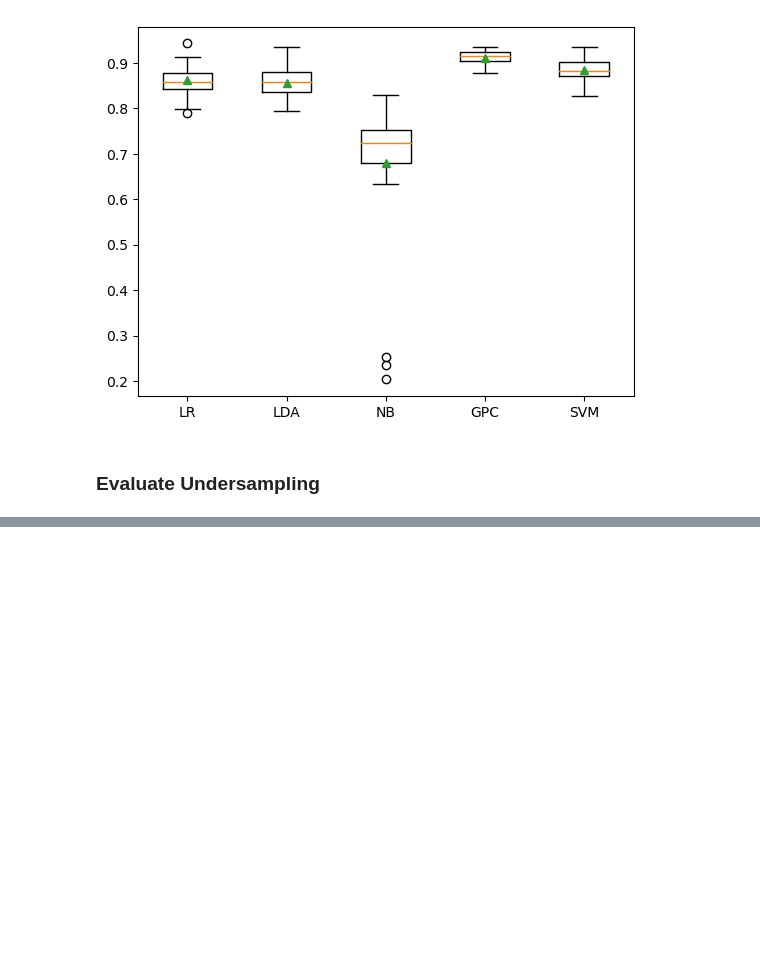
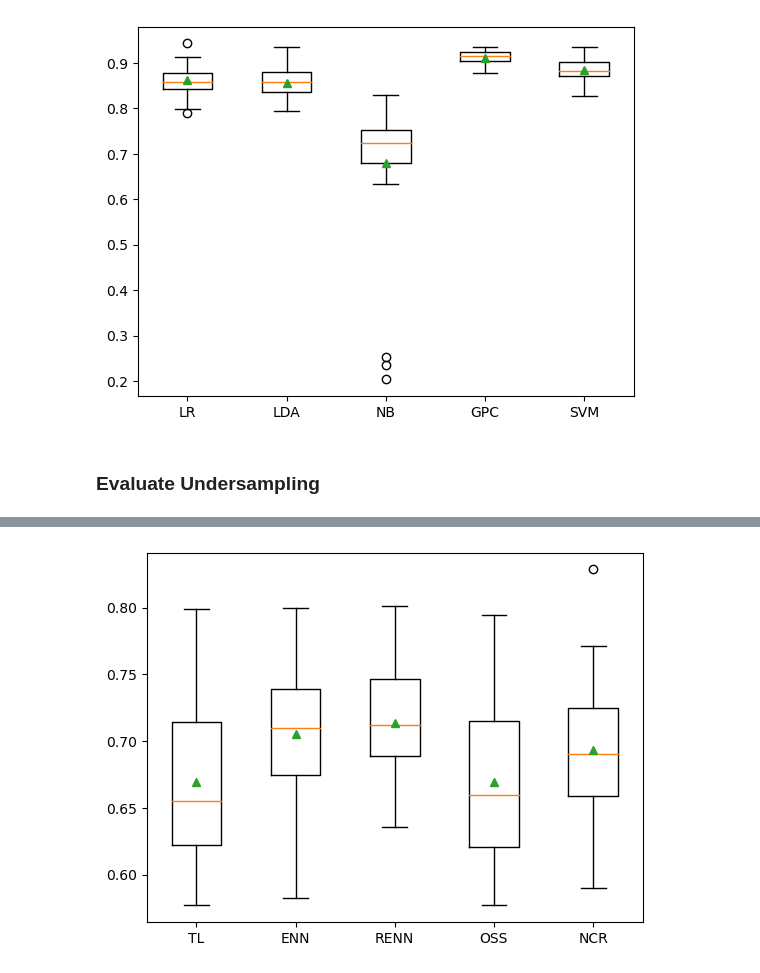
Before and after one commit to MaukanMir/Imbalanced-Classification-Project, a Jupyter notebook: german-credit-classifier.ipynb, the cells around one changed output, grey strips where cells are left out. Drawn from its saved outputs; the diff is of its cells as text; code cells hidden in the pictures; blank space fills up the shorter version.

```diff
--- a/german-credit-classifier.ipynb
+++ b/german-credit-classifier.ipynb
@@ -212,3 +212,93 @@ pyplot.show()
 [figure]
 # %% [markdown]
 ### Evaluate Undersampling
+# %%
+# evaluate undersampling with logistic regression on the imbalanced german credit dataset
+from numpy import mean
+from numpy import std
+from pandas import read_csv
+from sklearn.preprocessing import LabelEncoder
+from sklearn.preprocessing import OneHotEncoder
+from sklearn.preprocessing import MinMaxScaler
+from sklearn.compose import ColumnTransformer
+from sklearn.model_selection import cross_val_score
+from sklearn.model_selection import RepeatedStratifiedKFold
+from sklearn.metrics import fbeta_score
+from sklearn.metrics import make_scorer
+from matplotlib import pyplot
+from sklearn.linear_model import LogisticRegression
+from imblearn.pipeline import Pipeline
+from imblearn.under_sampling import TomekLinks
+from imblearn.under_sampling import EditedNearestNeighbours
+from imblearn.under_sampling import RepeatedEditedNearestNeighbours
+from imblearn.under_sampling import NeighbourhoodCleaningRule
+from imblearn.under_sampling import OneSidedSelection
+
+# load the dataset
+def load_dataset(full_path):
+  # load the dataset as a numpy array
+  dataframe = read_csv(full_path, header=None)
+  # split into inputs and outputs
+  last_ix = len(dataframe.columns) - 1
+  X, y = dataframe.drop(last_ix, axis=1), dataframe[last_ix]
+  # select categorical and numerical features
+  cat_ix = X.select_dtypes(include=['object', 'bool']).columns
+  num_ix = X.select_dtypes(include=['int64', 'float64']).columns # label encode the target variable to have the classes 0 and 1
+  y = LabelEncoder().fit_transform(y)
+  return X.values, y, cat_ix, num_ix
+
+# calculate f2-measure
+def f2_measure(y_true, y_pred):
+  return fbeta_score(y_true, y_pred, beta=2)
+# evaluate a model
+def evaluate_model(X, y, model):
+  # define evaluation procedure
+  cv = RepeatedStratifiedKFold(n_splits=10, n_repeats=3, random_state=1)
+  # define the model evaluation metric
+  metric = make_scorer(f2_measure)
+  # evaluate model
+  scores = cross_val_score(model, X, y, scoring=metric, cv=cv, n_jobs=-1)
+  return scores
+
+# define undersampling models to test
+def get_models():
+  models, names = list(), list()
+  # TL
+  models.append(TomekLinks())
+  names.append('TL')
+  # ENN
+  models.append(EditedNearestNeighbours())
+  names.append('ENN')
+  # RENN
+  models.append(RepeatedEditedNearestNeighbours())
+  names.append('RENN')
+  # OSS
+  models.append(OneSidedSelection())
+  names.append('OSS')
+  # NCR
+  models.append(NeighbourhoodCleaningRule())
+  names.append('NCR')
+  return models, names
+
+# define the location of the dataset
+full_path = FILE_NAME
+# load the dataset
+X, y, cat_ix, num_ix = load_dataset(full_path) # define models
+models, names = get_models()
+results = list()
+# evaluate each model
+for i in range(len(models)):
+  # define model to evaluate
+  model = LogisticRegression(solver='liblinear', class_weight='balanced')
+  # one hot encode categorical, normalize numerical
+  ct = ColumnTransformer([('c',OneHotEncoder(),cat_ix), ('n',MinMaxScaler(),num_ix)]) # scale, then undersample, then fit model
+  pipeline = Pipeline(steps=[('t',ct), ('s', models[i]), ('m',model)])
+  # evaluate the model and store results
+  scores = evaluate_model(X, y, pipeline)
+  results.append(scores)
+  # summarize and store
+  print('>%s %.3f (%.3f)' % (names[i], mean(scores), std(scores)))
+  # plot the results
+pyplot.boxplot(results, labels=names, showmeans=True)
+pyplot.show()
+# %% [output]
@@ -214,0 +310 @@ pyplot.show()
+[figure, added]
```
Also changed, not shown: parts of 1 cell of this notebook.
